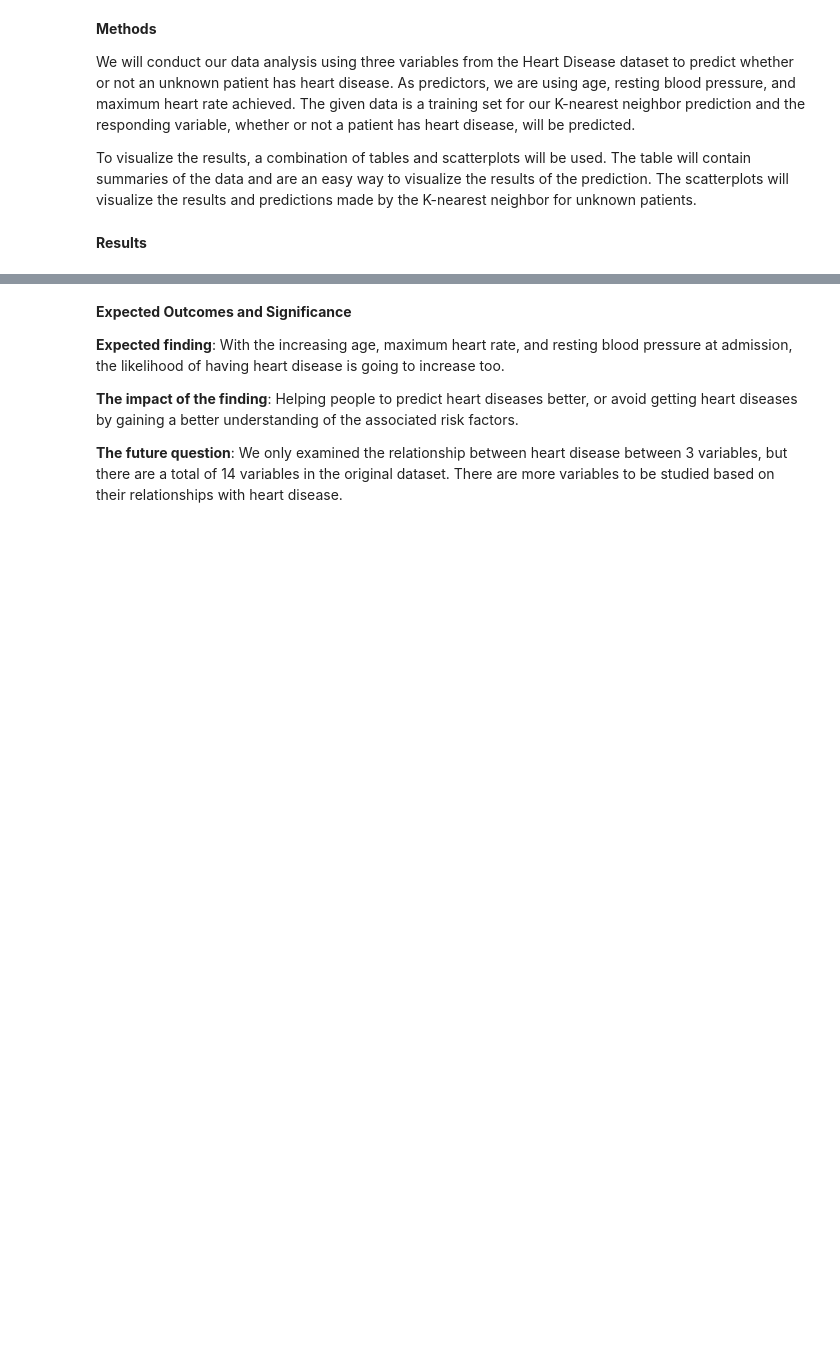
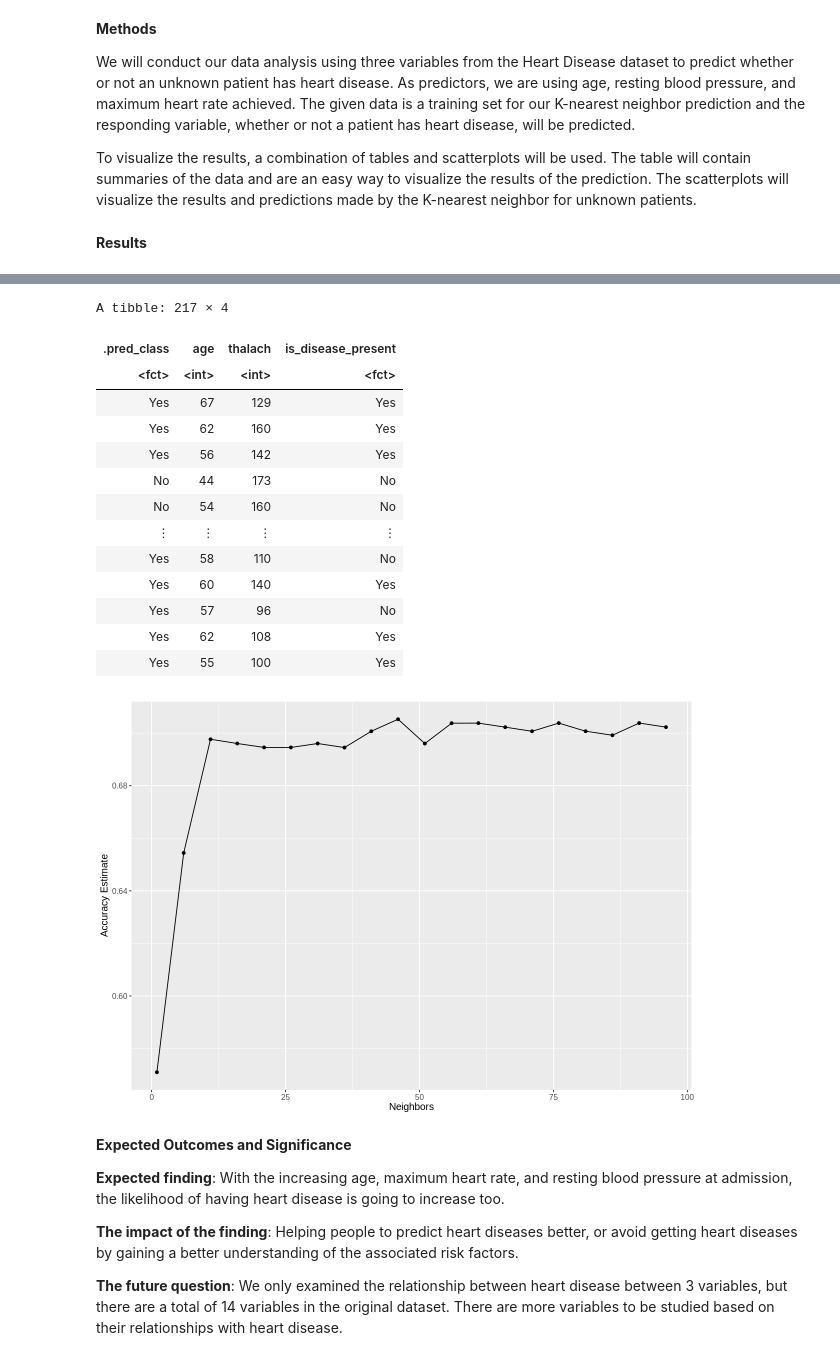
Before and after one commit to holiday-sean/dsci100_project, a Jupyter notebook: project.ipynb, the cells around one changed output, grey strips where cells are left out. Cells and saved outputs as stored; diff of their text form; code cells hidden in the pictures; blank space fills up the shorter version.

```diff
--- a/project.ipynb
+++ b/project.ipynb
@@ -227,7 +221,7 @@ To visualize the results, a combination of tables and scatterplots will be used.
 set.seed(3) #Remember to ensure the seed is the same
 
 #Recipe
-heart_disease_recipe <- recipe(is_disease_present ~ thalach + trestbps + age, data = heart_disease_training) |>
+heart_disease_recipe <- recipe(is_disease_present ~ thalach + age, data = heart_disease_training) |>
   step_scale(all_predictors()) |>
   step_center(all_predictors())
 
@@ -240,7 +234,7 @@ knn_spec <- nearest_neighbor(weight_func = "rectangular", neighbors = tune()) |>
 heart_disease_vfold <- vfold_cv(heart_disease_training, v = 5, strata = is_disease_present)
 
 #Neighbours tested with increment of 10
-k_vals <- tibble(neighbors = seq(from = 1, to = 50, by = 10))
+k_vals <- tibble(neighbors = seq(from = 1, to = 100, by = 5))
 
 #Workflow
 knn_results <- workflow() |>
@@ -250,43 +244,43 @@ knn_results <- workflow() |>
     collect_metrics()
 
 
-# accuracies <- knn_results |>
-#     filter(.metric == "accuracy")
+accuracies <- knn_results |>
+     filter(.metric == "accuracy")
 
-# #Line Plot that measures the relation between #neighbours and accuracy of the predictor model
-# accuracy_vs_k_lots <- ggplot(accuracies, aes(x = neighbors, y = mean)) +
-#   geom_point() +
-#   geom_line() +
-#   labs(x = "Neighbors", y = "Accuracy Estimate") +
-#   theme(text = element_text(size = 12))
+#Line Plot that measures the relation between #neighbours and accuracy of the predictor model
+accuracy_vs_k_lots <- ggplot(accuracies, aes(x = neighbors, y = mean)) +
+  geom_point() +
+  geom_line() +
+  labs(x = "Neighbors", y = "Accuracy Estimate") +
+  theme(text = element_text(size = 12))
 
-# accuracy_vs_k_lots
+accuracy_vs_k_lots
 
-# #Returns the most optimal number for the neighbor
-# optimal_neighbor_number <- accuracies |>
-#     group_by(neighbors) |>
-#     arrange(by = desc(mean)) |>
-#     head(1) |>
-#     pull(neighbors)
+#Returns the most optimal number for the neighbor
+optimal_neighbor_number <- accuracies |>
+    group_by(neighbors) |>
+    arrange(by = desc(mean)) |>
+    head(1) |>
+    pull(neighbors)
 
-# optimal_neighbor_number
+optimal_neighbor_number
 
-# #Applying our best optimized predicting model onto our heart disease testing data
-# optimal_knn_spec <- nearest_neighbor(weight_func = "rectangular", neighbors = optimal_neighbor_number) |>
-#   set_engine("kknn") |>
-#   set_mode("classification")
+#Applying our best optimized predicting model onto our heart disease testing data
+optimal_knn_spec <- nearest_neighbor(weight_func = "rectangular", neighbors = optimal_neighbor_number) |>
+  set_engine("kknn") |>
+  set_mode("classification")
 
-# optimal_knn_fit <- workflow() |>
-#   add_recipe(heart_disease_recipe) |>
-#   add_model(optimal_knn_spec) |>
-#   fit(data = heart_disease_training)
+optimal_knn_fit <- workflow() |>
+  add_recipe(heart_disease_recipe) |>
+  add_model(optimal_knn_spec) |>
+  fit(data = heart_disease_training)
 
-# heart_disease_test_predictions <- predict(optimal_knn_fit, heart_disease_testing) |>
-#   bind_cols(heart_disease_testing)
+heart_disease_test_predictions <- predict(optimal_knn_fit, heart_disease_testing) |>
+  bind_cols(heart_disease_testing)
 
-# heart_disease_test_predictions |>
-#   metrics(truth = is_disease_present, estimate = .pred_class) |>
-#   filter(.metric == "accuracy")
+heart_disease_test_predictions |>
+  metrics(truth = is_disease_present, estimate = .pred_class) |>
+  filter(.metric == "accuracy")
 
-# heart_disease_test_predictions
+heart_disease_test_predictions
 # %% [output]
@@ -312,3 +292,18 @@ ERROR: Error in `estimate_tune_results()`:
+A tibble: 217 × 4
+| .pred_class | age | thalach | is_disease_present |
+| <fct> | <int> | <int> | <fct> |
+| Yes | 67 | 129 | Yes |
+| Yes | 62 | 160 | Yes |
+| Yes | 56 | 142 | Yes |
+| No | 44 | 173 | No |
+| No | 54 | 160 | No |
+| ⋮ | ⋮ | ⋮ | ⋮ |
+| Yes | 58 | 110 | No |
+| Yes | 60 | 140 | Yes |
+| Yes | 57 | 96 | No |
+| Yes | 62 | 108 | Yes |
+| Yes | 55 | 100 | Yes |
+[figure, added]
 # %% [markdown]
 **Expected Outcomes and Significance**
 
```
Also changed, not shown: parts of 10 cells of this notebook.
